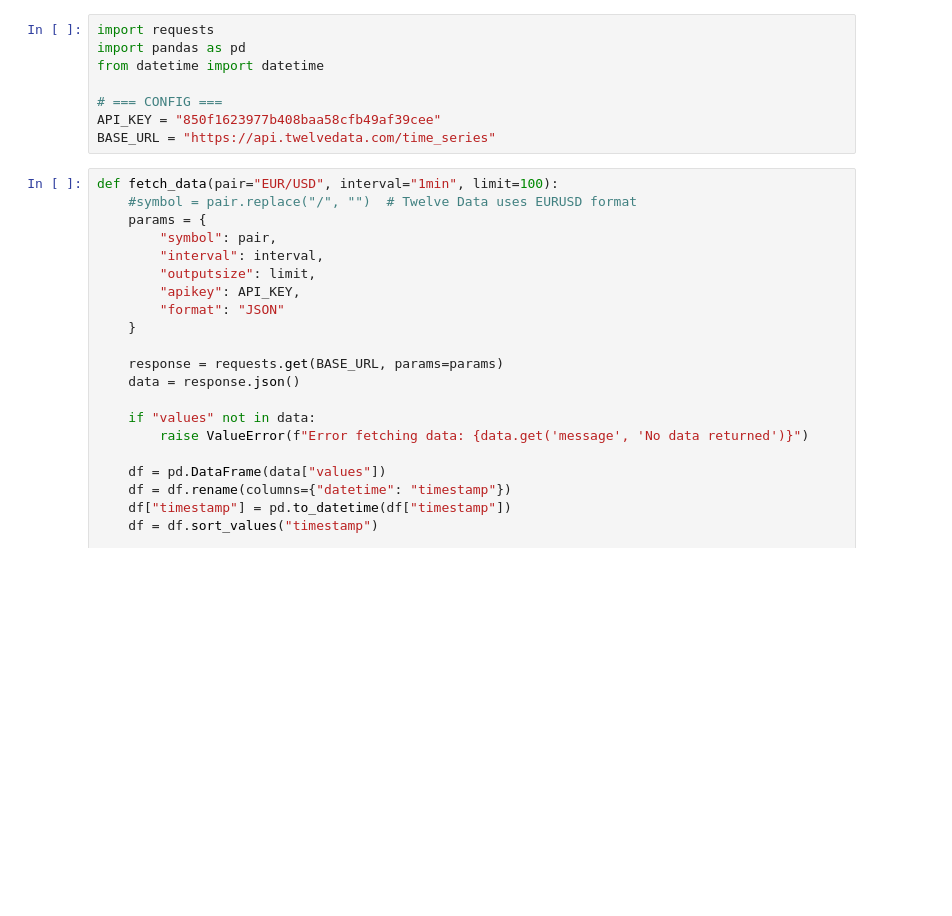
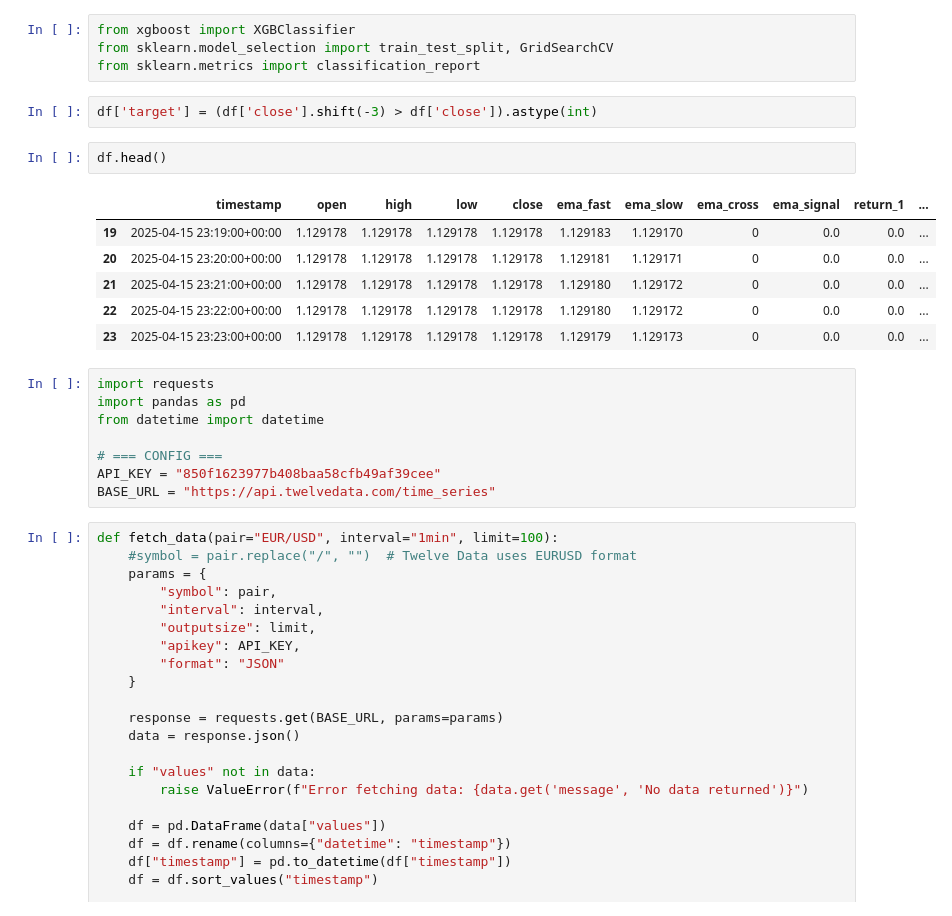
Before and after one commit to sYoungkin/quantCoPilot, a Jupyter notebook: testing.ipynb, the cells around one changed output. Cells and saved outputs as stored; diff of their text form; blank space fills up the shorter version.

```diff
--- a/testing.ipynb
+++ b/testing.ipynb
@@ -1,3 +56,18 @@
+# %%
+from xgboost import XGBClassifier
+from sklearn.model_selection import train_test_split, GridSearchCV
+from sklearn.metrics import classification_report
+# %%
+df['target'] = (df['close'].shift(-3) > df['close']).astype(int)
+# %%
+df.head()
+# %% [output]
+|  | timestamp | open | high | low | close | ema_fast | ema_slow | ema_cross | ema_signal | return_1 | ... |
+| 19 | 2025-04-15 23:19:00+00:00 | 1.129178 | 1.129178 | 1.129178 | 1.129178 | 1.129183 | 1.129170 | 0 | 0.0 | 0.0 | ... |
+| 20 | 2025-04-15 23:20:00+00:00 | 1.129178 | 1.129178 | 1.129178 | 1.129178 | 1.129181 | 1.129171 | 0 | 0.0 | 0.0 | ... |
+| 21 | 2025-04-15 23:21:00+00:00 | 1.129178 | 1.129178 | 1.129178 | 1.129178 | 1.129180 | 1.129172 | 0 | 0.0 | 0.0 | ... |
+| 22 | 2025-04-15 23:22:00+00:00 | 1.129178 | 1.129178 | 1.129178 | 1.129178 | 1.129180 | 1.129172 | 0 | 0.0 | 0.0 | ... |
+| 23 | 2025-04-15 23:23:00+00:00 | 1.129178 | 1.129178 | 1.129178 | 1.129178 | 1.129179 | 1.129173 | 0 | 0.0 | 0.0 | ... |
 # %%
 import requests
 import pandas as pd
```
Also changed, not shown: parts of 10 cells of this notebook, 1 other file.
